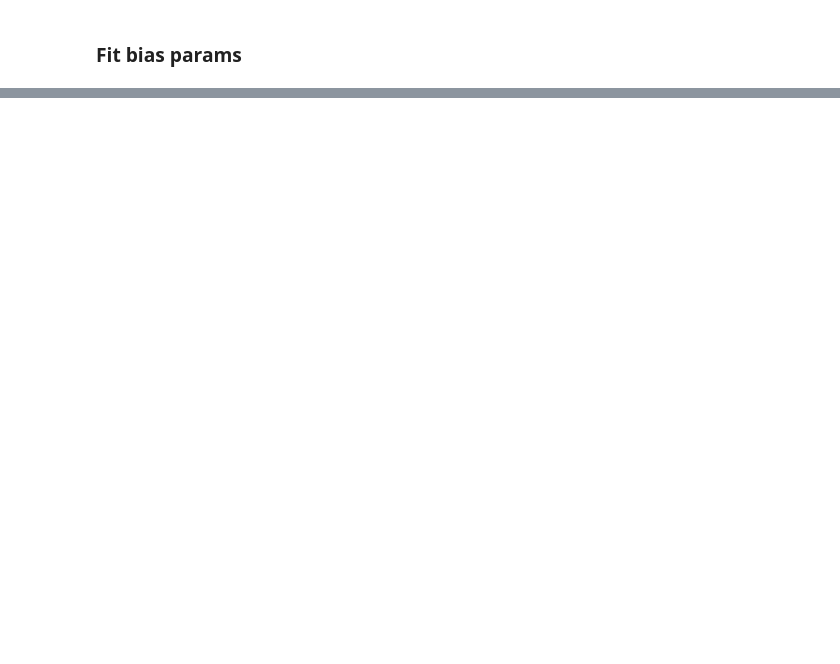
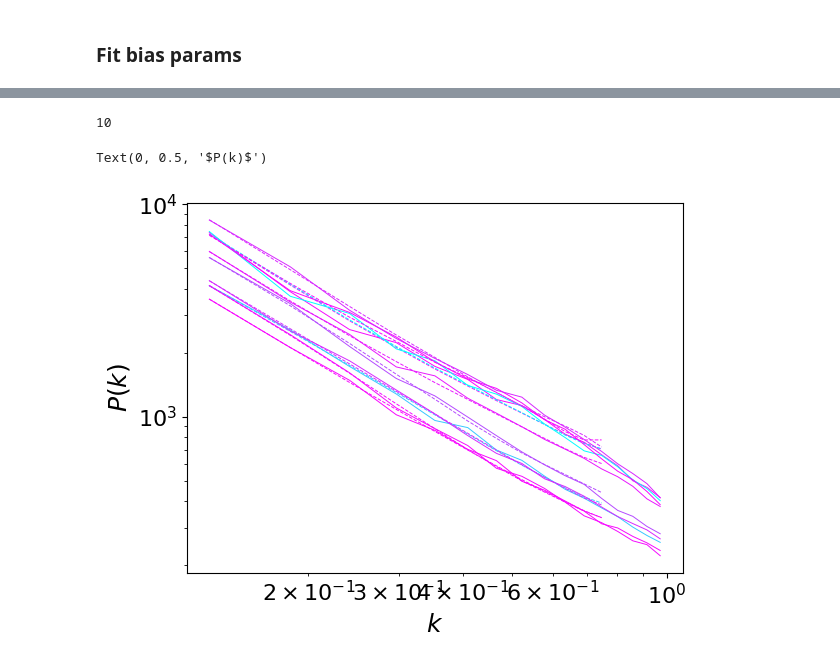
Before and after one commit to kstoreyf/biasexp-target-observable, a Jupyter notebook: notebooks/2023-12-24_camels-sam_biasexp_fit.ipynb, the cells around one changed output, grey strips where cells are left out. Saved outputs shown, nothing was run; the diff lists cells and outputs as text; code cells hidden in the pictures; blank space fills up the shorter version.

Commit message:
set up bias param fitting code

```diff
--- a/notebooks/2023-12-24_camels-sam_biasexp_fit.ipynb
+++ b/notebooks/2023-12-24_camels-sam_biasexp_fit.ipynb
@@ -437,5 +521,14 @@ def ln_like(bias_params, k_data, p_data, C_inv):
     return lnlk
 # %%
-k_data = # TODO
-p_data = pks[0]
-C_inv = np.diag(np.ones(len(pk_data))/len(pk_data))
+i_bins = k_sam_all < 0.75
+k_sam = k_sam_all[i_bins]
+C_inv = np.diag(np.ones(len(k_sam))/len(k_sam))
+# %%
+bias_param_names = ['b1', 'b2', 'bs2', 'bl']
+bias_bounds = {'b1': [-0.25, 1.75],
+               'b2': [-1, 2],
+               'bs2': [-3, 1],
+               'bl': [-5, 2],
+              }
+bounds = [bias_bounds[bname] for bname in bias_param_names]
+print(bounds)
@@ -442,3 +537,10 @@ C_inv = np.diag(np.ones(len(pk_data))/len(pk_data))
+# %%
+n_fit = 10
 # %%
 bias_params_0 = [0.5, 0.5, 1.0, -1.0]
-bias_params = scipy.optimize.minimize(ln_like, bias_params_0, args=[k_data, p_data, C_inv])
+res_arr = []
+for i in range(n_fit):
+    print(f"Fitting SAM {i}")
+    p_sam = pks[i]['pk'][i_bins]
+    res = scipy.optimize.minimize(ln_like, bias_params_0, bounds=bounds, args=(k_sam, p_sam, C_inv))
+    res_arr.append(res)
@@ -444,0 +558,18 @@ bias_params = scipy.optimize.minimize(ln_like, bias_params_0, args=[k_data, p_da
+# %%
+print(np.sum([res['success'] for res in res_arr]))
+# %% [output]
+10
+# %%
+for i in range(n_fit):
+    plt.plot(pks[i]['k'], pks[i]['pk'], lw=0.7, color=colors[i])
+    _, pk_emu, _ = emulator.get_galaxy_real_pk(bias=res_arr[i]['x'], k=k_sam, **params)
+    plt.plot(k_sam, pk_emu, lw=0.7, ls='--', color=colors[i])
+
+
+plt.xscale('log')
+plt.yscale('log')
+plt.xlabel(r'$k$')
+plt.ylabel(r'$P(k)$')
+# %% [output]
+Text(0, 0.5, '$P(k)$')
+[figure, added]
```
Also changed, not shown: parts of 18 cells of this notebook.
